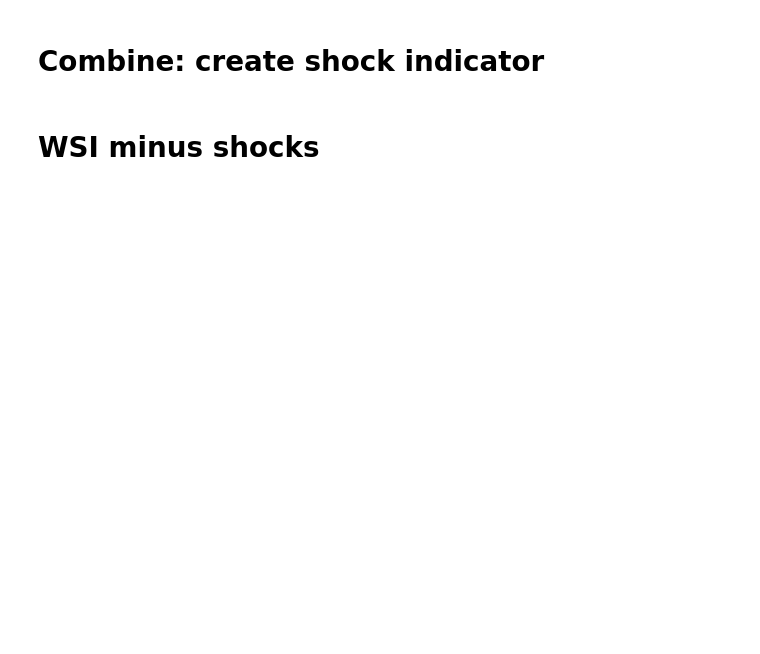
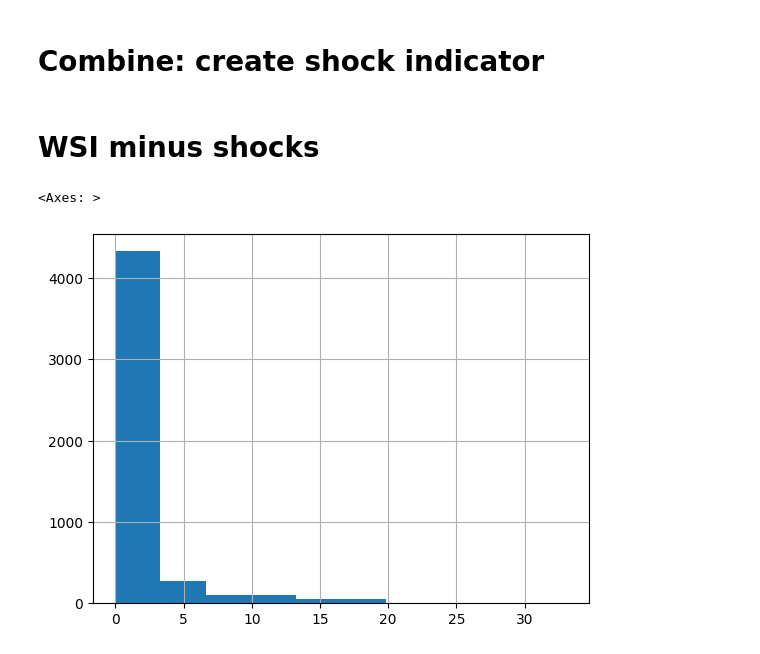
Before and after one commit to KatieBuc/WSI, a Jupyter notebook: wsi/shocks/shocks.ipynb, the cells around one changed output. Saved outputs shown, nothing was run; the diff lists cells and outputs as text; code cells hidden in the pictures; blank space fills up the shorter version.

```diff
--- a/wsi/shocks/shocks.ipynb
+++ b/wsi/shocks/shocks.ipynb
@@ -1,8 +1,9 @@
 # %%
-import numpy as np
 import pandas as pd
+import os
+import re
 
 from wsi.utils import raw_data_path, processed_data_path
 
-safety_index = pd.read_csv(processed_data_path('womens_safety_index_baseline.csv')).dropna(subset="Women's Safety Index") # ?? dont look at countries with no index
-disaster_df = pd.read_csv(processed_data_path('shock', 'death_disasters.csv'), index_col=0).rename(columns={'Total Deaths (%)':'Disaster Deaths','Total Affected (%)':'Disaster Affected'})
+safety_index = pd.read_csv(processed_data_path('womens_safety_index_baseline.csv')).dropna(subset="WSI (Baseline)") # ?? dont look at countries with no index
+disaster_df = pd.read_csv(processed_data_path('shocks', 'death_disasters.csv'), index_col=0).rename(columns={'Total Deaths (%)':'Disaster Deaths','Total Affected (%)':'Disaster Affected'})
@@ -12,3 +10,19 @@ conflict_df = pd.read_csv(processed_data_path('conflict_summary{iso}.csv')).rena
+# %%
+directory = processed_data_path("shocks", "proximity_conflict")
+conflict_dfs = []
+
+for filename in os.listdir(directory):
+    if filename.startswith("conflict_summary_") and filename.endswith(".csv"):
+        filepath = os.path.join(directory, filename)
+        df = pd.read_csv(filepath)
+        df = df.rename(columns={
+            'iso3': 'ISO_code',
+            'percent': 'Conflict Population',
+            'year': 'Year'
+        })
+        conflict_dfs.append(df)
+
+conflict_df = pd.concat(conflict_dfs, ignore_index=True)
 # %% [markdown]
 # missing data for conflict
 # %%
@@ -52,7 +68,7 @@ shock_df.sort_values(by=['ISO_code', 'Year'], inplace=True)
 
 # EWMA
 shock_df['Shocks'] = shock_df.groupby('ISO_code')['Shocks_raw'] \
-                                  .transform(lambda x: x.ewm(span=5, adjust=False).mean())
+                                  .transform(lambda x: x.ewm(span=5, adjust=False).mean())*100.
 
 # filter
 shock_df = shock_df[['ISO_code', 'Year', 'Conflict Population', 'Disaster Deaths', 'Disaster Affected',
@@ -68,3 +84,8 @@ final_df['WSI'] = final_df["WSI (Baseline)"] - alpha * final_df['Shocks']
 final_df['WSI'] = final_df['WSI'].clip(lower=0)
 
 final_df.to_csv(processed_data_path('womens_safety_index.csv'))
+# %%
+final_df['Shocks'].hist()
+# %% [output]
+<Axes: >
+[figure, added]
```
Also changed, not shown: parts of 2 cells of this notebook, 6 other files.
